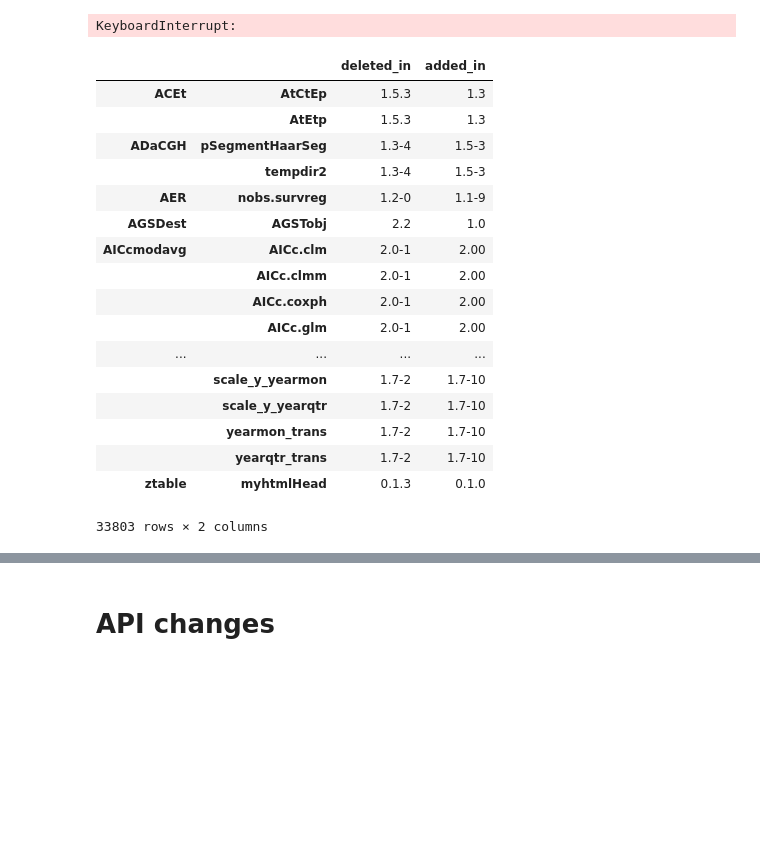
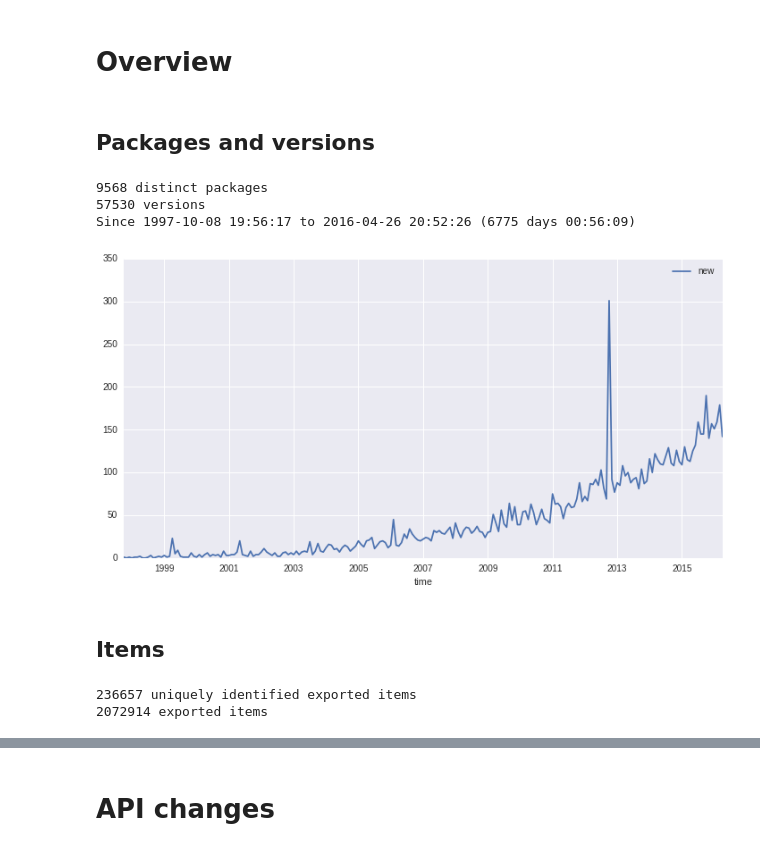
Before and after one commit to maelick/ecos-analysis, a Jupyter notebook: WEA2016/notebook/API stability.ipynb, the cells around one changed output, grey strips where cells are left out. Saved outputs shown, nothing was run; the diff lists cells and outputs as text; code cells hidden in the pictures; blank space fills up the shorter version.

Commit message:
Dataframe population

```diff
--- a/WEA2016/notebook/API stability.ipynb
+++ b/WEA2016/notebook/API stability.ipynb
@@ -5,6 +5,7 @@ import seaborn
 import gzip
 
 %matplotlib inline
+matplotlib.rcParams['figure.figsize'] = (12.0, 6.0)
 # %%
 with gzip.GzipFile('../data/exports_cran.csv.gz') as f:
     exports = pandas.read_csv(f, usecols=['repository', 'ref', 'export'])
@@ -28,48 +29,54 @@ by_item = {}
 by_version = {}
 
 for package, package_group in exports.groupby('package'):
-    first_version = True
+    created_date = package_group.time.min()
     last_items = set()
 
-    for version, version_group in package_group.groupby('time'):
-        items = set(version_group.item)
+    for time, time_group in package_group.groupby('time'):
+        items = set(time_group.item)
         additions = items.difference(last_items)
         deletions = last_items.difference(items)
         last_items = set(items)
 
-        for item in items:
-            by_item.setdefault((package, item), {'deleted_in': pandas.NaT})
         for item in additions:
-            by_item[(package, item)]['added_in'] = version
+            by_item.setdefault((package, item), {})
+
+            by_item[(package, item)]['added_in'] = time
+            by_item[(package, item)]['added_after'] = time - created_date
         for item in deletions:
-            by_item[(package, item)]['deleted_in'] = version
+            by_item[(package, item)]['deleted_in'] = time
+            by_item[(package, item)]['deleted_after'] = time - created_date
 
-        by_version[(package, version)] = {'items': len(items),
+        by_version[(package, time_group['version'].iloc[0])] = {'items': len(items),
                                           'additions': len(additions),
                                           'deletions': len(deletions)}
-# %% [output]
-KeyboardInterrupt:
 # %%
 df_by_item = pandas.DataFrame.from_dict(by_item, orient='index')
 df_by_version = pandas.DataFrame.from_dict(by_version, orient='index')
-# %%
-df_by_item.dropna()
-# %% [output]
-|  |  | deleted_in | added_in |
-| ACEt | AtCtEp | 1.5.3 | 1.3 |
-|  | AtEtp | 1.5.3 | 1.3 |
-| ADaCGH | pSegmentHaarSeg | 1.3-4 | 1.5-3 |
-|  | tempdir2 | 1.3-4 | 1.5-3 |
-| AER | nobs.survreg | 1.2-0 | 1.1-9 |
-| AGSDest | AGSTobj | 2.2 | 1.0 |
-| AICcmodavg | AICc.clm | 2.0-1 | 2.00 |
-|  | AICc.clmm | 2.0-1 | 2.00 |
-|  | AICc.coxph | 2.0-1 | 2.00 |
-|  | AICc.glm | 2.0-1 | 2.00 |
-| ... | ... | ... | ... |
-|  | scale_y_yearmon | 1.7-2 | 1.7-10 |
-|  | scale_y_yearqtr | 1.7-2 | 1.7-10 |
-|  | yearmon_trans | 1.7-2 | 1.7-10 |
-|  | yearqtr_trans | 1.7-2 | 1.7-10 |
-| ztable | myhtmlHead | 0.1.3 | 0.1.0 |
-33803 rows × 2 columns
+# %% [markdown]
+# Overview
+# %% [markdown]
+## Packages and versions
+# %%
+print(len(packages.groupby('package')), 'distinct packages')
+print(len(packages.groupby(('package', 'version'))), 'versions')
+print('Since {} to {} ({})'
+      .format(packages.time.min(), packages.time.max(), packages.time.max() - packages.time.min()))
+# %% [output]
+9568 distinct packages
+57530 versions
+Since 1997-10-08 19:56:17 to 2016-04-26 20:52:26 (6775 days 00:56:09)
+# %%
+df = packages.groupby('package')[['time']].min().sort_values('time').assign(new=1)
+df = df.set_index('time').resample('1M')
+ax = df.count().plot()
+# %% [output]
+[figure, added]
+# %% [markdown]
+## Items
+# %%
+print(len(exports.groupby(('package', 'item'))), 'uniquely identified exported items')
+print(len(exports.groupby(('package', 'item', 'version'))), 'exported items')
+# %% [output]
+236657 uniquely identified exported items
+2072914 exported items
```
Also changed, not shown: parts of 1 cell of this notebook.
